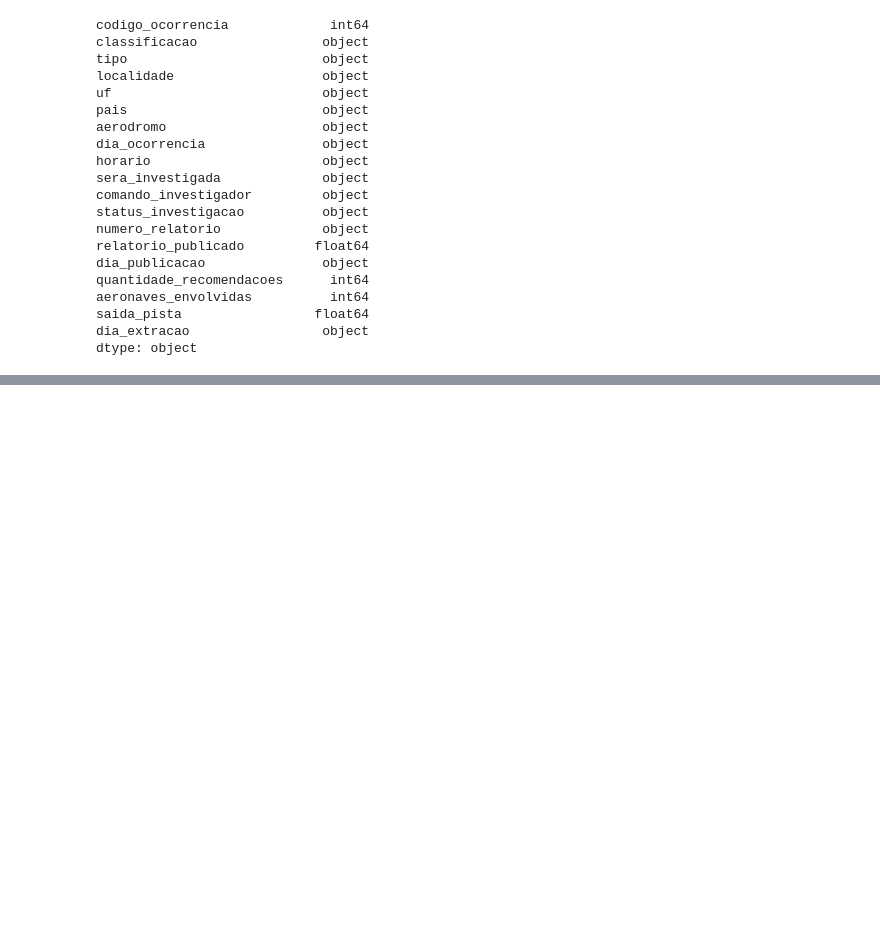
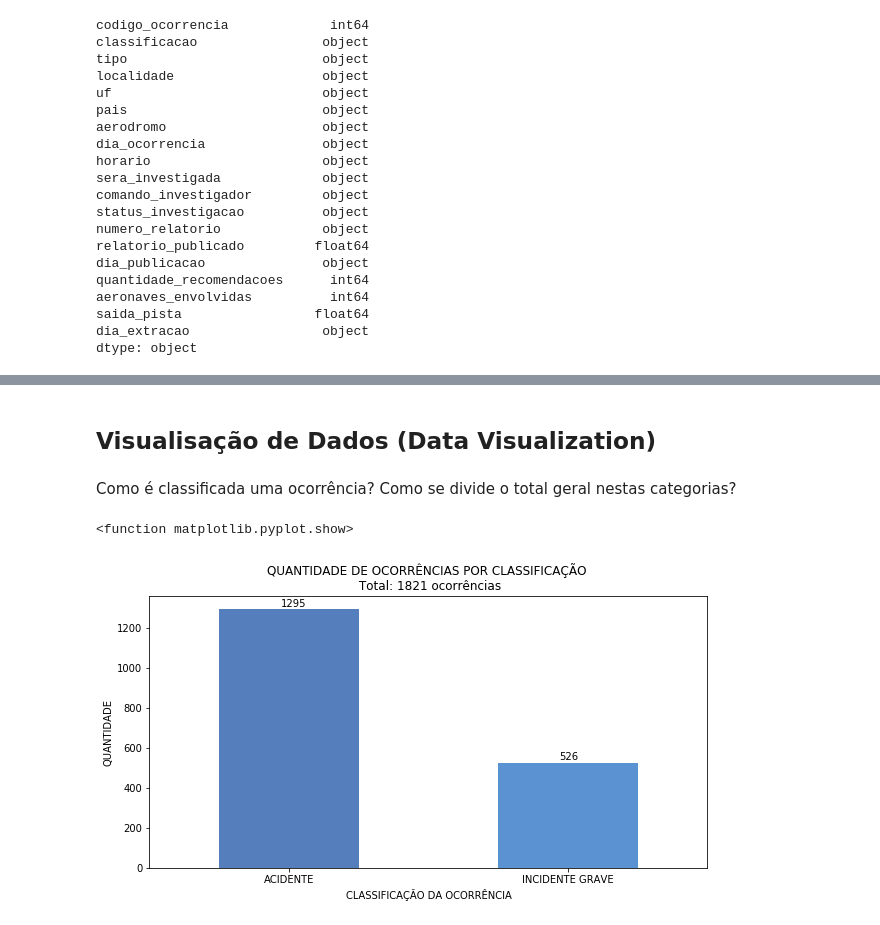
Before and after one commit to thiagosilva95/air-crashes, a Jupyter notebook: air-crashes.ipynb, the cells around one changed output, grey strips where cells are left out. Drawn from its saved outputs; the diff is of its cells as text; code cells hidden in the pictures; blank space fills up the shorter version.

```diff
--- a/air-crashes.ipynb
+++ b/air-crashes.ipynb
@@ -70,0 +80,14 @@ dtype: object
+# %%
+# Retirando colunas que não serão usadas
+ocorrencia.drop(['aerodromo', 'horario', 'sera_investigada', 'comando_investigador',
+                 'relatorio_publicado', 'dia_publicacao', 'quantidade_recomendacoes',
+                 'aeronaves_envolvidas', 'saida_pista', 'dia_extracao', 'numero_relatorio'], axis = 1, inplace = True)
+# %%
+# Renomeando colunas do dataset ocorrencia.csv
+ocorrencia.columns = ['CÓDIGO DA OCORRÊNCIA', 'CLASSIFICAÇÃO', 'TIPO DE OCORRÊNCIA', 'LOCALIDADE',
+                      'UF', 'PAÍS', 'DIA DA OCORRÊNCIA', 'STATUS DA INVESTIGAÇÃO']
+
+ocorrencia['CONTAGEM'] = 1
+# %%
+# Derrubando colunas onde o código da ocorrência é inválido
+ocorrencia.dropna(axis = 0, inplace = True)
@@ -70,0 +103,29 @@ dtype: object
+# %% [markdown]
+<h2>Visualisação de Dados (Data Visualization)</h2>
+# %%
+#Cores para serem usadas nos gráficos
+colors = [['#0D47A1','#1565C0','#1976D2','#1E88E5','#2196F3'],
+          ['#311B92','#512DA8','#673AB7','#9575CD','#B39DDB'],
+          ['#1B5E20','#388E3C','#4CAF50','#81C784','#66BB6A'],
+          ['#E65100','#EF6C00','#F57C00','#FB8C00','#FF9800'],
+          ['#3E2723','#4E342E','#5D4037','#6D4C41','#795548'],
+          ['#BF360C','#D84315','#E64A19','#F4511E','#FF5722'],
+          ['#880E4F','#AD1457','#C2185B','#D81B60','#E91E63']
+         ]
+# %% [markdown]
+Como é classificada uma ocorrência? Como se divide o total geral nestas categorias?
+# %%
+classificacao = ocorrencia.groupby('CLASSIFICAÇÃO')['CONTAGEM'].sum().plot(kind = 'bar', figsize = (10, 5), color = random.choice(colors), alpha = .7)
+
+for p in classificacao.patches :
+    b = p.get_bbox()
+    classificacao.annotate("{:.0f}".format(b.y1 + b.y0), ((b.x0 + b.x1)/2 - 0.03, b.y1 + 15))
+
+plt.xticks(rotation = 0)
+plt.xlabel('CLASSIFICAÇÃO DA OCORRÊNCIA')
+plt.ylabel('QUANTIDADE')
+plt.title('QUANTIDADE DE OCORRÊNCIAS POR CLASSIFICAÇÃO \n Total: ' + str(ocorrencia['CONTAGEM'].sum()) + ' ocorrências')
+plt.show
+# %% [output]
+<function matplotlib.pyplot.show>
+[figure, added]
```
Also changed, not shown: parts of 25 cells of this notebook.
